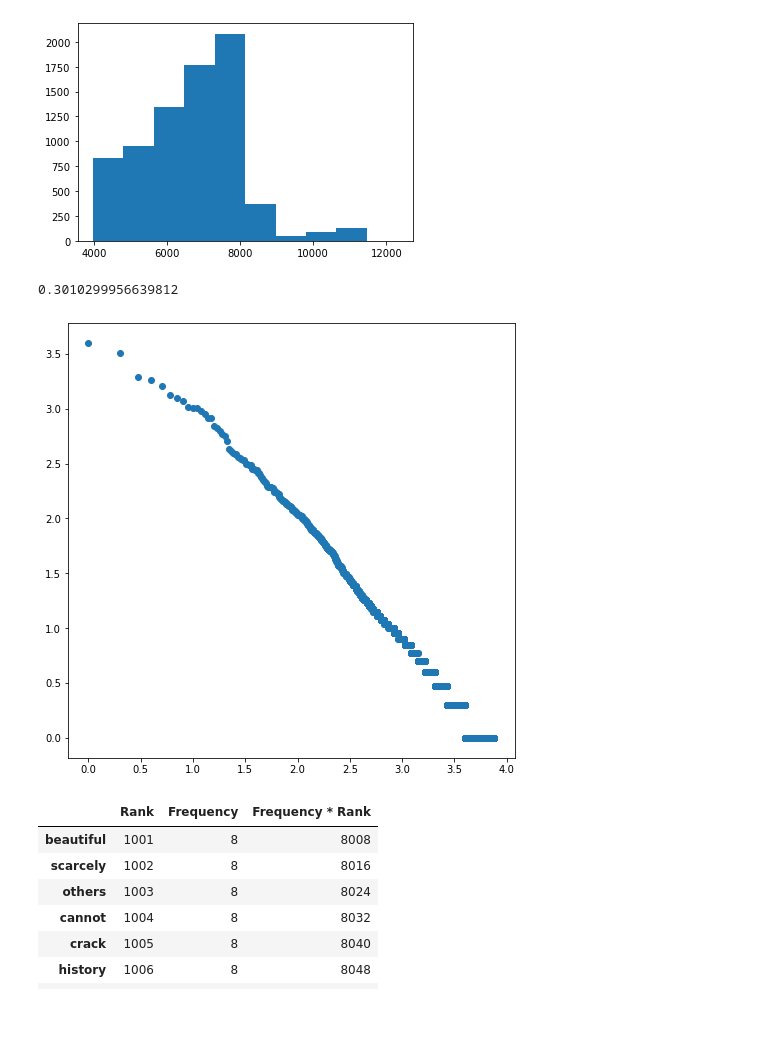
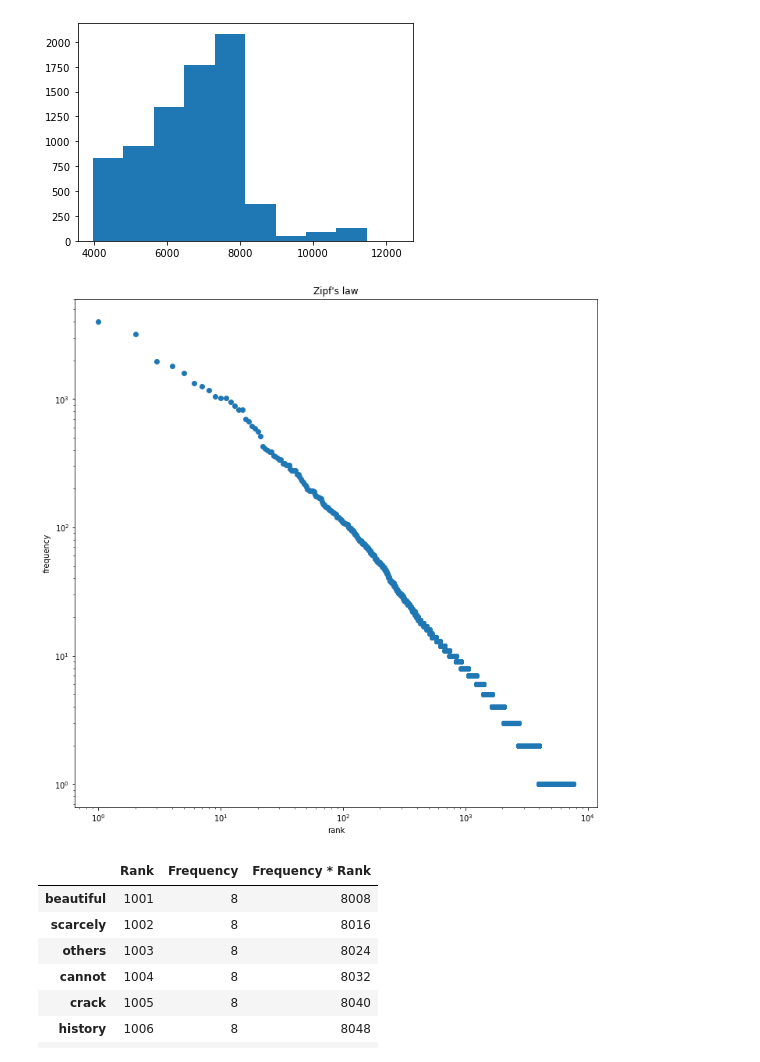
Before and after one commit to t-nakatani/M1_zenki, a Jupyter notebook: 言語情報学/pynb/hw1.ipynb, the cells around one changed output. Drawn from its saved outputs; the diff is of its cells as text; code cells hidden in the pictures; blank space fills up the shorter version.

```diff
--- a/言語情報学/pynb/hw1.ipynb
+++ b/言語情報学/pynb/hw1.ipynb
@@ -127,18 +103,18 @@ plt.hist(df['Frequency * Rank'])
         10634.0, 11467.0, 12300.0], dtype=object),
  <BarContainer object of 10 artists>)
 [figure]
-# %%
-np.log10(2)
-# %% [output]
-0.3010299956639812
 # %%
 x = np.array(df['Rank'], dtype='int64')
 y = np.array(df['Frequency'], dtype='int64')
-plt.figure(figsize=(8, 8))
-plt.scatter(np.log10(x), np.log10(y))
+plt.figure(figsize=(12, 12))
+plt.scatter(x, y)
+plt.loglog()
+plt.title('Zipf\'s law')
+plt.xlabel('rank')
+plt.ylabel('frequency')
 plt.show()
 # %% [output]
-[figure, old version]
+[figure, new version]
 # %%
 df[df['Rank'] >1000].head(10)
 # %% [output]
```
Also changed, not shown: parts of 7 cells of this notebook.
